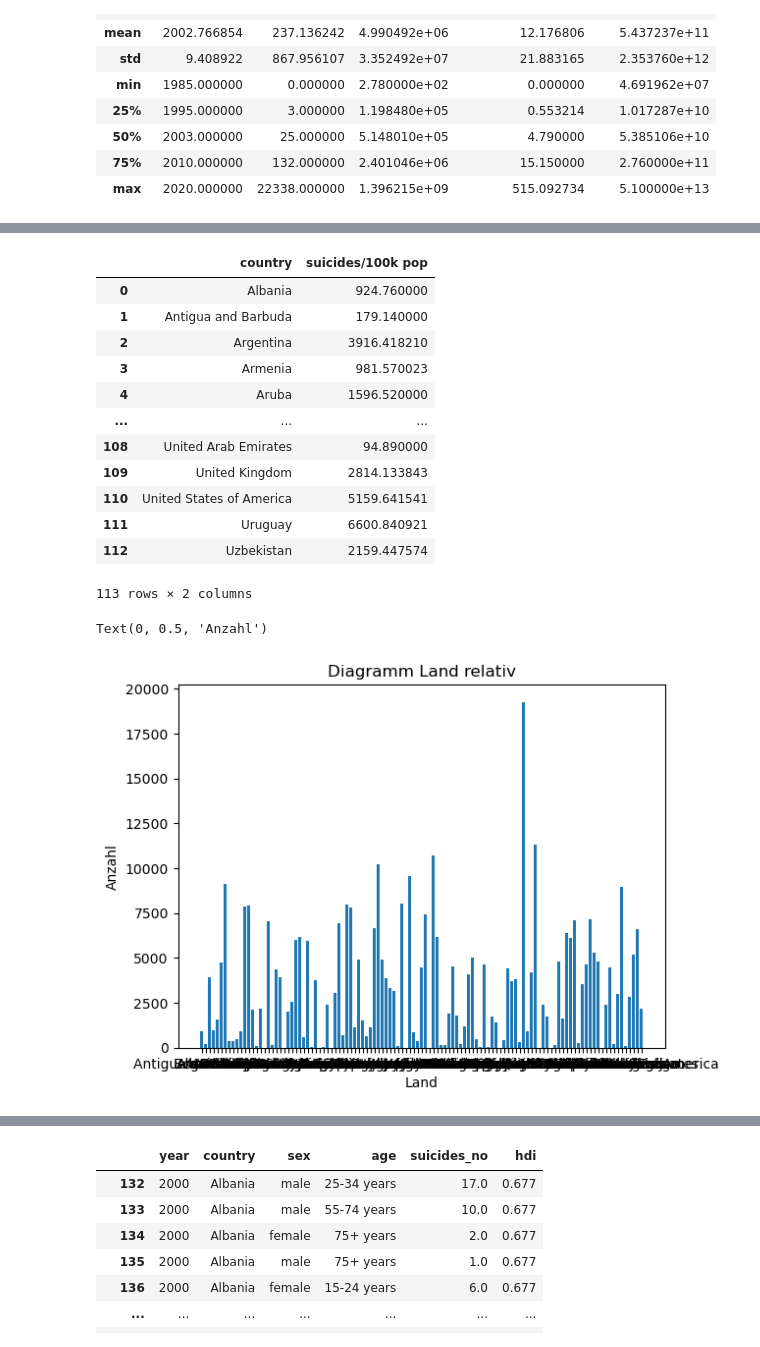
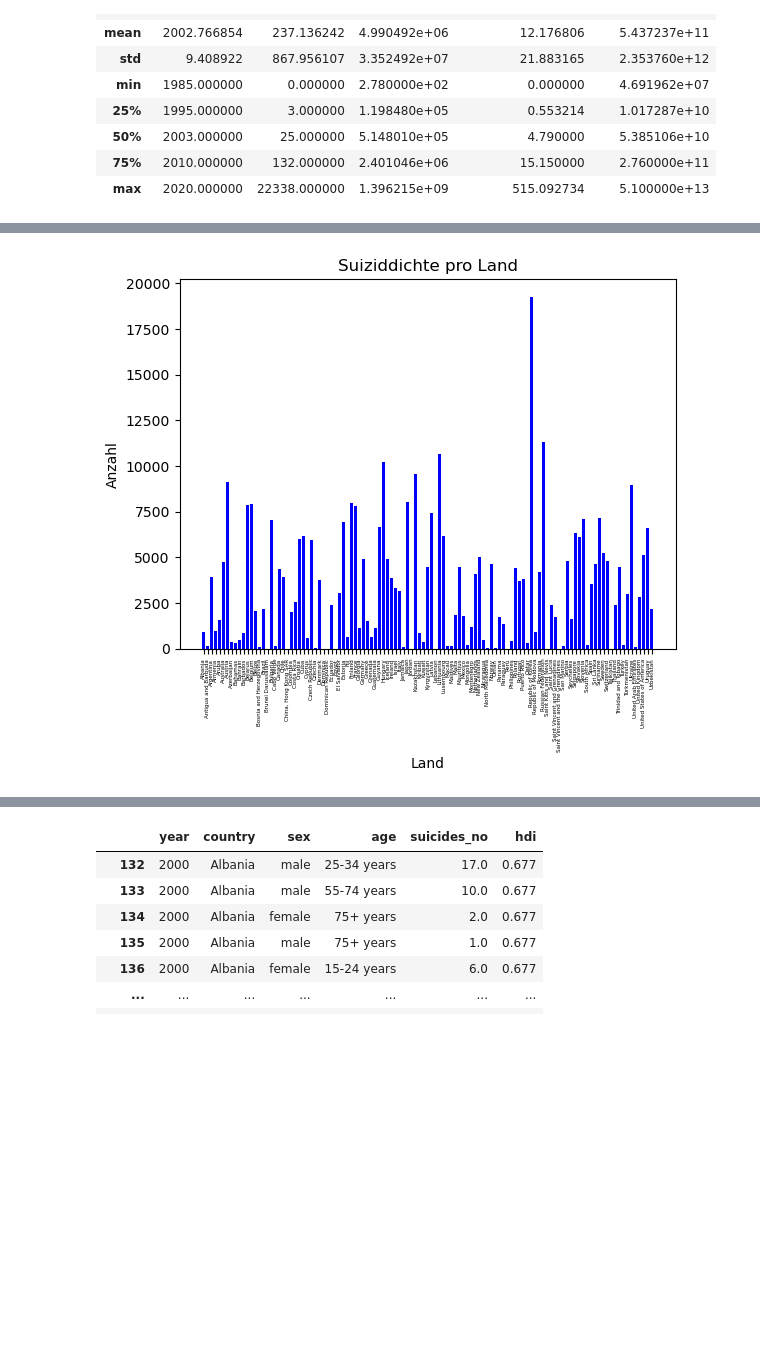
Before and after one commit to DataScience-DHBWKA/abc, a Jupyter notebook: data.ipynb, the cells around one changed output, grey strips where cells are left out. Drawn from its saved outputs; the diff is of its cells as text; code cells hidden in the pictures; blank space fills up the shorter version.

```diff
--- a/data.ipynb
+++ b/data.ipynb
@@ -225,25 +199,24 @@ display(population_no)
 # %%
+#Aufsummieren aller Suizide pro 100k Einwhoner für jedes Land
 country2_no = dataclean.groupby('country')['suicides/100k pop'].sum().reset_index()
-display(country2_no)
-plt.bar(country2_no['country'], country2_no['suicides/100k pop'])
-plt.title('Diagramm Land relativ')
+
+#Balkendiagramm erstelllen
+plt.bar(country2_no['country'], country2_no['suicides/100k pop'], color = 'blue')
+
+#Titel des Balkendiagramms
+plt.title('Suiziddichte pro Land')
+
+#X-Achse rotieren und Schriftgröße ändern
+plt.xticks(rotation='vertical', fontsize = 4)
+
+#X-Achsen Beschriftung
 plt.xlabel('Land')
+
+#Y-Achsen Beschriftung
 plt.ylabel('Anzahl')
-# Suicide pro 100k des Landes -> Suizide relativ und nicht total (aussagekräftiger)
+
+#Ausgabe Balkendiagramms
+plt.show()
 # %% [output]
-|  | country | suicides/100k pop |
-| 0 | Albania | 924.760000 |
-| 1 | Antigua and Barbuda | 179.140000 |
-| 2 | Argentina | 3916.418210 |
-| 3 | Armenia | 981.570023 |
-| 4 | Aruba | 1596.520000 |
-| ... | ... | ... |
-| 108 | United Arab Emirates | 94.890000 |
-| 109 | United Kingdom | 2814.133843 |
-| 110 | United States of America | 5159.641541 |
-| 111 | Uruguay | 6600.840921 |
-| 112 | Uzbekistan | 2159.447574 |
-113 rows × 2 columns
-Text(0, 0.5, 'Anzahl')
-[figure, old version]
+[figure, new version]
 # %%
```
Also changed, not shown: parts of 130 cells of this notebook.
